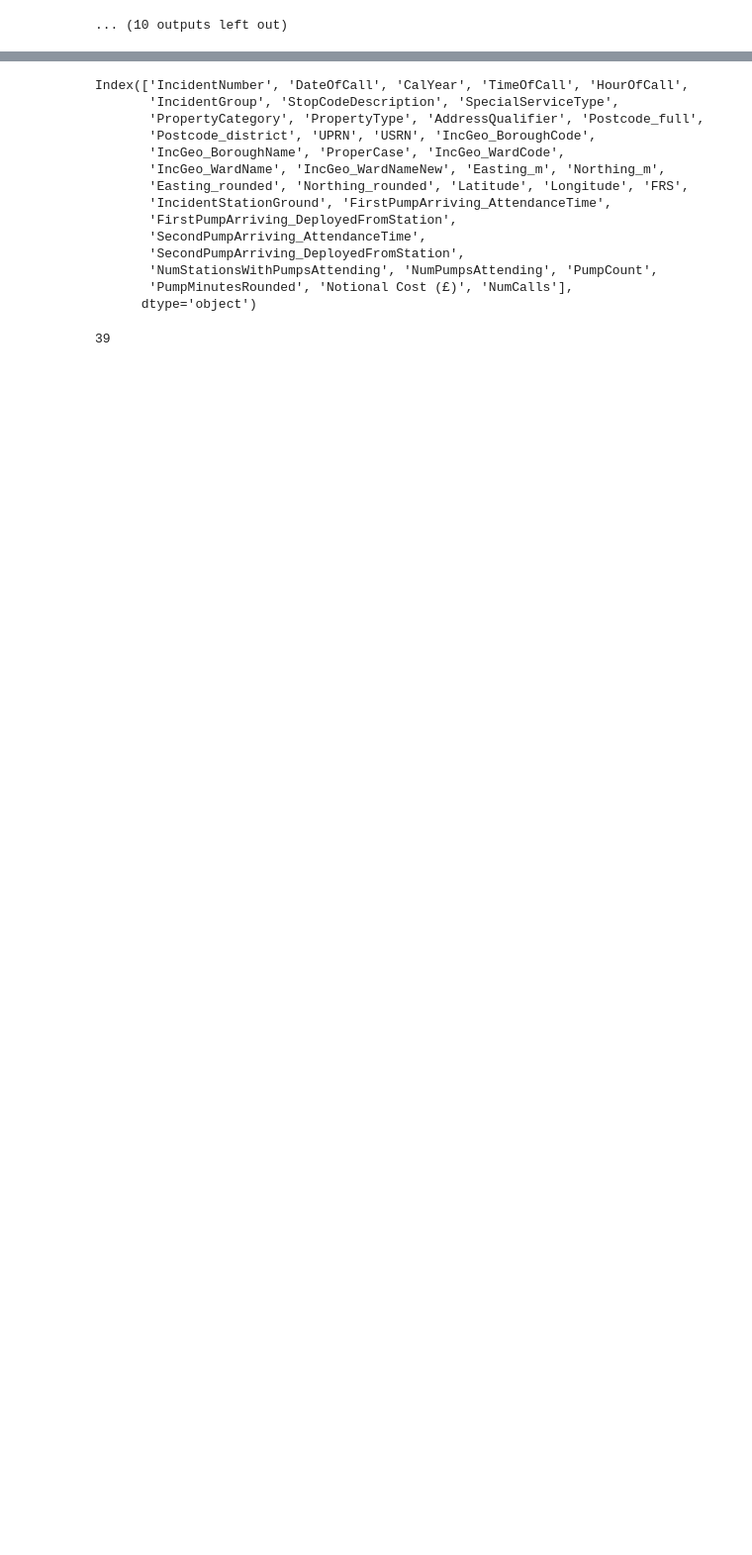
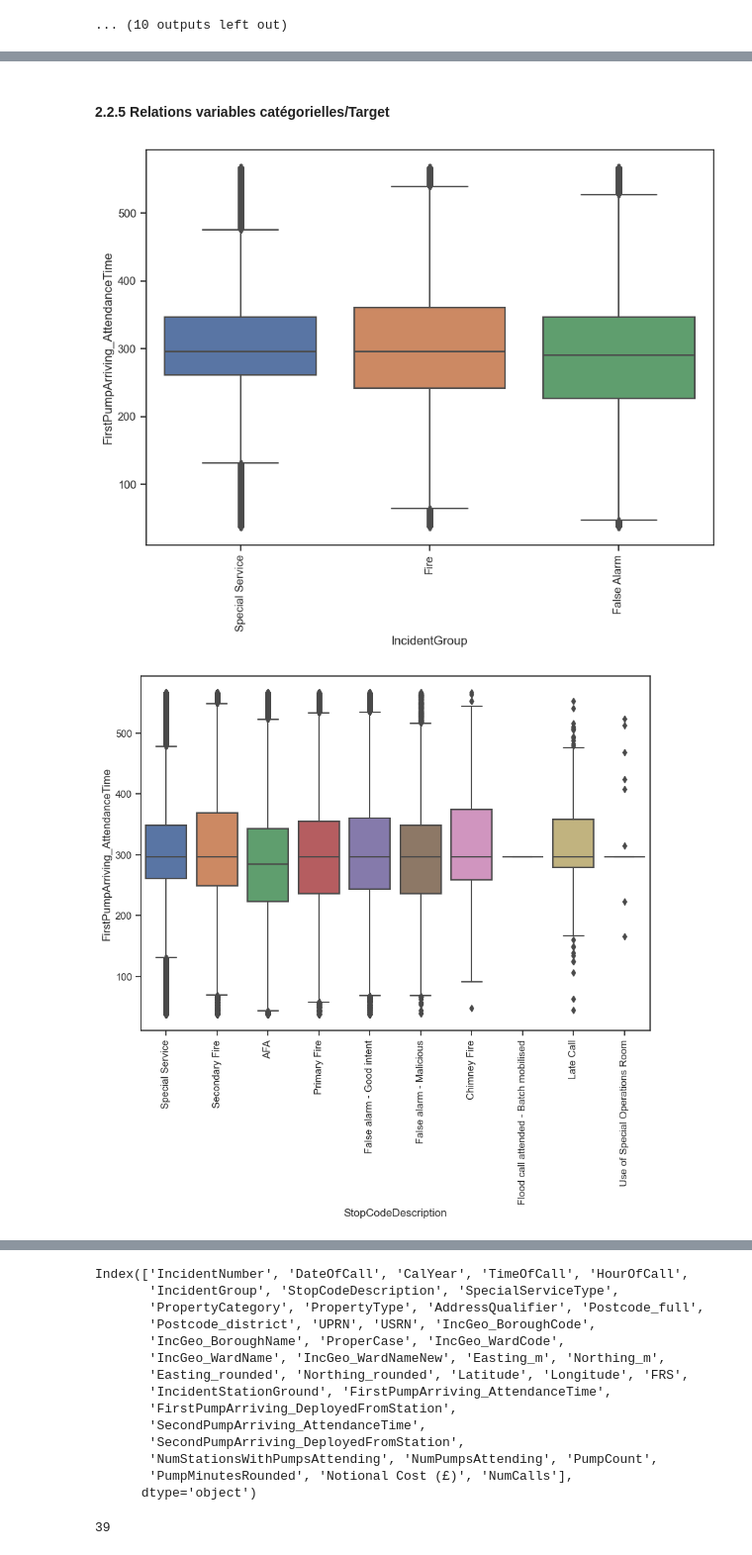
Before and after one commit to FrancescoDatascientest/Jan24_cds_Pompiers, a Jupyter notebook: notebooks/1.0-yng-initial-data-exploration.ipynb, the cells around one changed output, grey strips where cells are left out. Shown at 99% size. Saved outputs shown, nothing was run; the diff lists cells and outputs as text; code cells hidden in the pictures; blank space fills up the shorter version.

```diff
--- a/notebooks/1.0-yng-initial-data-exploration.ipynb
+++ b/notebooks/1.0-yng-initial-data-exploration.ipynb
@@ -542,0 +700,16 @@ PropertyType--------------------------------------------------------------------
+# %%
+fpat_median =incidents_df['FirstPumpArriving_AttendanceTime'].median()
+#incidents_df["FirstPumpArriving_AttendanceTime"] = np.where((incidents_df['FirstPumpArriving_AttendanceTime'] > 567) | (incidents_df['FirstPumpArriving_AttendanceTime'] < 36.5), fpat_median,incidents_df['Age'])
+incidents_df["FirstPumpArriving_AttendanceTime"] = incidents_df["FirstPumpArriving_AttendanceTime"].mask((incidents_df['FirstPumpArriving_AttendanceTime'] > 567) | (incidents_df['FirstPumpArriving_AttendanceTime'] < 36.5), fpat_median)
+# %% [markdown]
+#### **2.2.5 Relations variables catégorielles/Target**
+# %%
+for col in categorical_features:
+    plt.figure(figsize=(10,7))
+    #sns.heatmap(pd.crosstab(incidents_df['FirstPumpArriving_AttendanceTime'], incidents_df[col]), annot=True, fmt='d')
+    sns.boxplot(x=incidents_df[col],y=incidents_df['FirstPumpArriving_AttendanceTime'])
+    plt.xticks(rotation=90)
+    plt.show()
+# %% [output]
+[figure, added]
+[figure, added]
```
Also changed, not shown: parts of 60 cells of this notebook.
